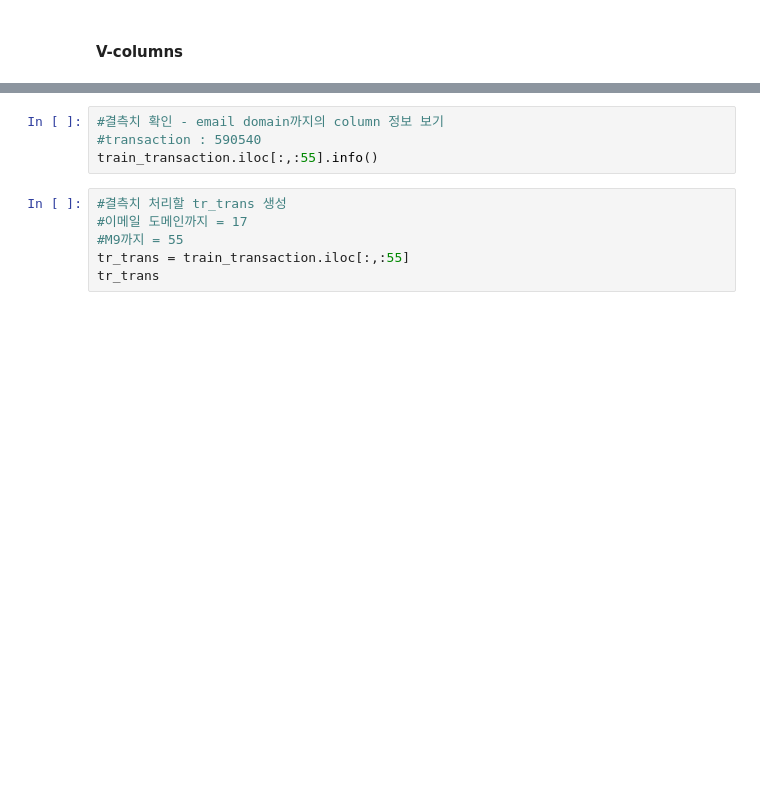
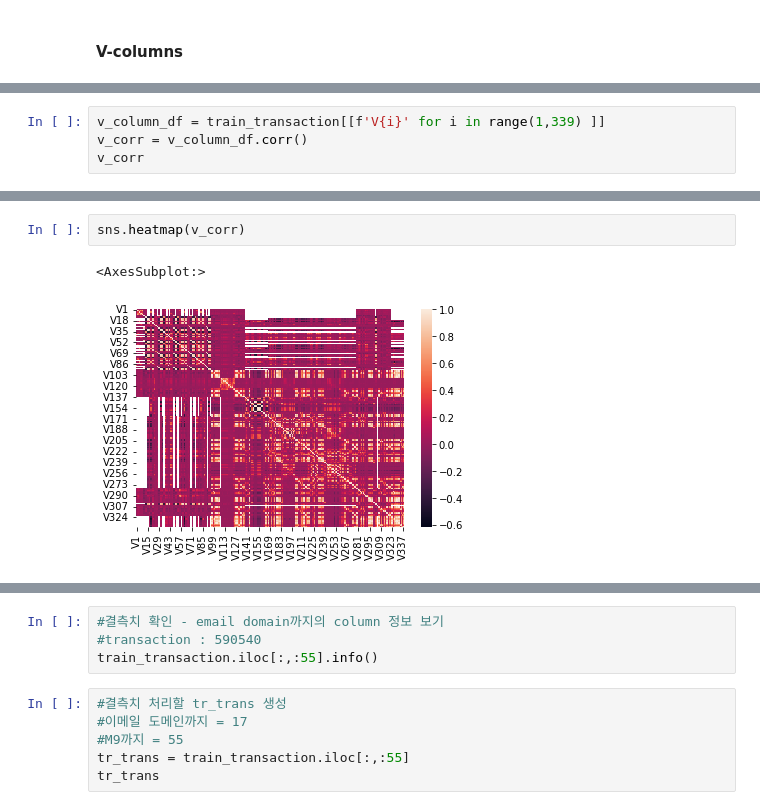
Before and after one commit to YI-Hongju/IEEE-CIS_Fraud_Detection, a Jupyter notebook: fraud_EDA_jieun.ipynb, the cells around one changed output, grey strips where cells are left out. Saved outputs shown, nothing was run; the diff lists cells and outputs as text; blank space fills up the shorter version.

Commit message:
C, D, V column analysis not very successful

```diff
--- a/fraud_EDA_jieun.ipynb
+++ b/fraud_EDA_jieun.ipynb
@@ -215,0 +312,4 @@ SyntaxError: invalid syntax (337473430.py, line 2)
+# %%
+v_column_df = train_transaction[[f'V{i}' for i in range(1,339) ]]
+v_corr = v_column_df.corr()
+v_corr
@@ -215,0 +377,5 @@ SyntaxError: invalid syntax (337473430.py, line 2)
+# %%
+sns.heatmap(v_corr)
+# %% [output]
+<AxesSubplot:>
+[figure, added]
```
Also changed, not shown: parts of 20 cells of this notebook.
